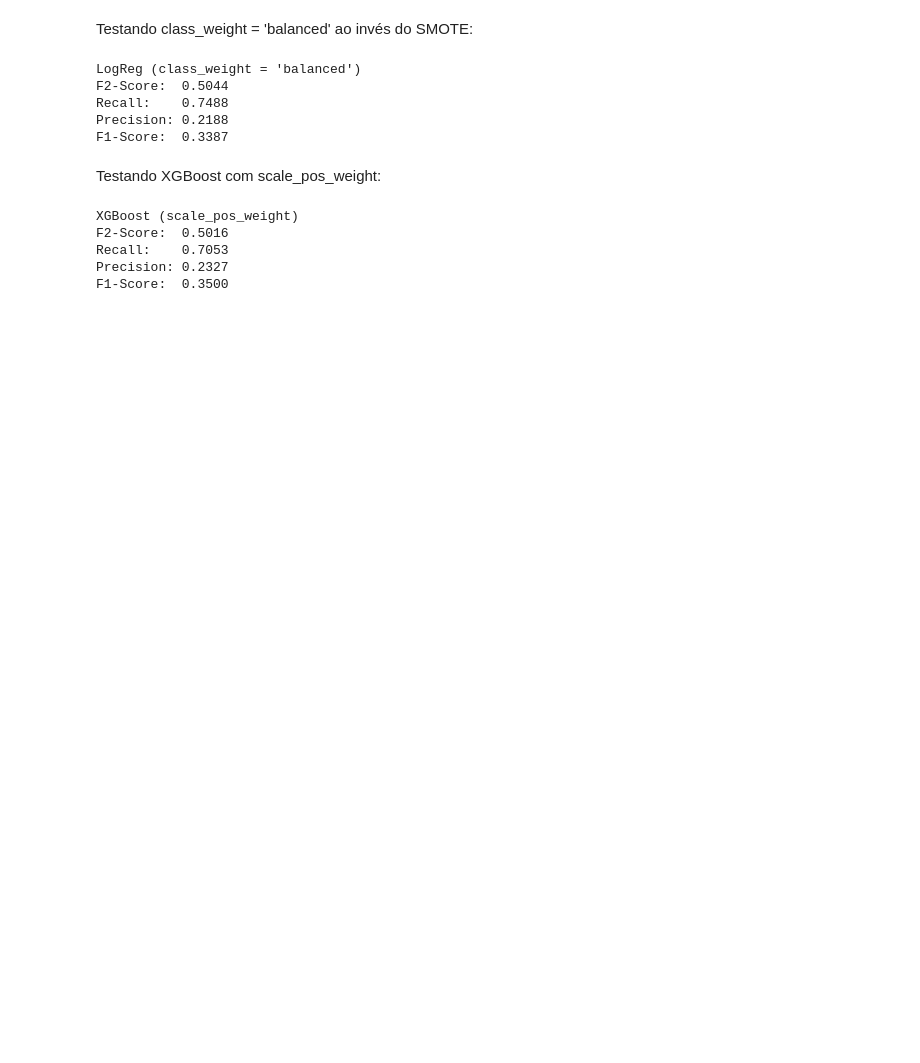
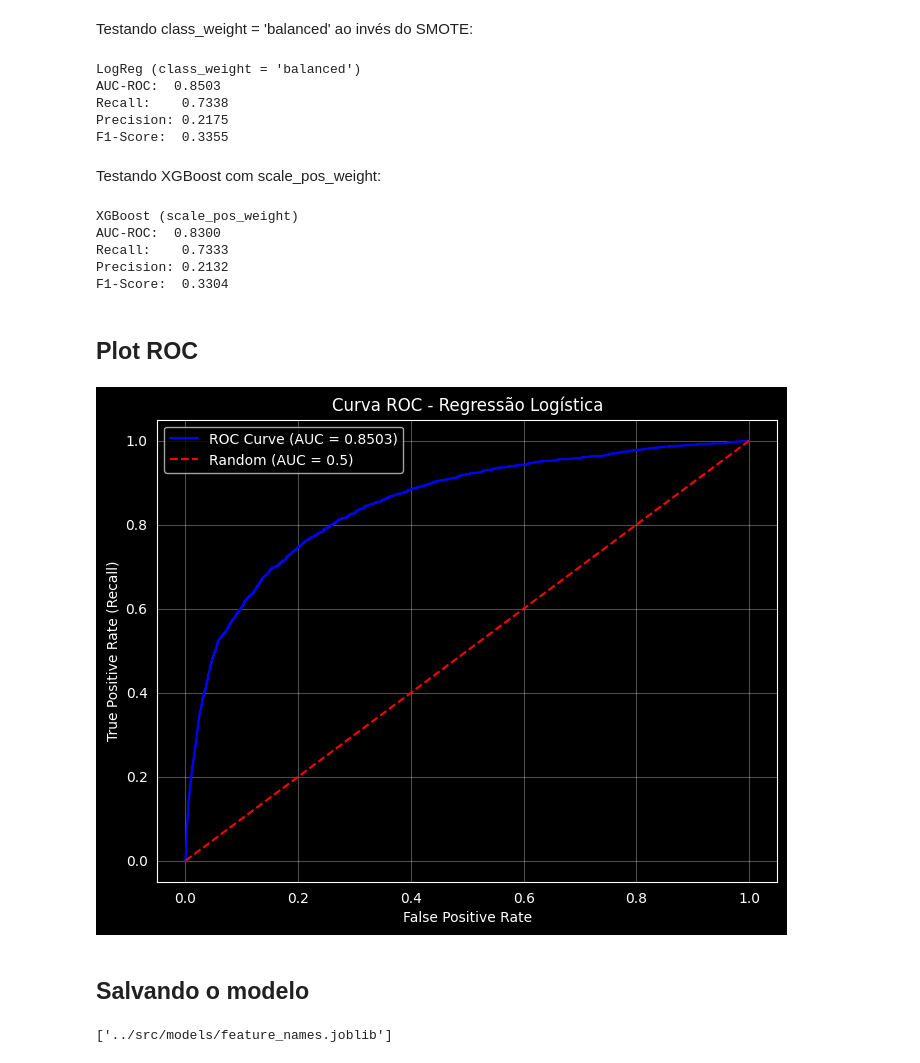
Before and after one commit to henriqueluza/Credit-Analysis-Model, a Jupyter notebook: notebooks/03_baseline_models.ipynb, the cells around one changed output. Drawn from its saved outputs; the diff is of its cells as text; code cells hidden in the pictures; blank space fills up the shorter version.

Commit message:
Recontextualiza os notebooks com base no AUC-ROC e recall

```diff
--- a/notebooks/03_baseline_models.ipynb
+++ b/notebooks/03_baseline_models.ipynb
@@ -244,13 +259,13 @@ model_balanced.fit(X_train_scaled, y_train)
 y_pred_balanced = model_balanced.predict(X_test_scaled)
 y_prob_balanced = model_balanced.predict_proba(X_test_scaled)[:,1]
 
-avaliar_modelo("LogReg (class_weight = 'balanced')", y_test, y_pred_balanced)
+avaliar_modelo("LogReg (class_weight = 'balanced')", y_test, y_pred_balanced, y_prob)
 # %% [output]
 LogReg (class_weight = 'balanced')
-F2-Score:  0.5044
-Recall:    0.7488
-Precision: 0.2188
-F1-Score:  0.3387
+AUC-ROC:  0.8503
+Recall:    0.7338
+Precision: 0.2175
+F1-Score:  0.3355
 # %% [markdown]
 Testando XGBoost com scale_pos_weight:
 # %%
@@ -266,10 +281,40 @@ xgb_balanced = XGBClassifier(
 xgb_balanced.fit(X_train_scaled, y_train)
 
 y_pred_xgb_bal = xgb_balanced.predict(X_test_scaled)
-avaliar_modelo("XGBoost (scale_pos_weight)", y_test, y_pred_xgb_bal)
+avaliar_modelo("XGBoost (scale_pos_weight)", y_test, y_pred_xgb_bal, y_prob_xgb)
 # %% [output]
 XGBoost (scale_pos_weight)
-F2-Score:  0.5016
-Recall:    0.7053
-Precision: 0.2327
-F1-Score:  0.3500
+AUC-ROC:  0.8300
+Recall:    0.7333
+Precision: 0.2132
+F1-Score:  0.3304
+# %% [markdown]
+## Plot ROC
+# %%
+fpr, tpr, thresholds = roc_curve(y_test, y_prob)
+auc = roc_auc_score(y_test, y_prob)
+
+plt.figure(figsize=(8, 6))
+plt.plot(fpr, tpr, color='blue', label=f'ROC Curve (AUC = {auc:.4f})')
+plt.plot([0, 1], [0, 1], color='red', linestyle='--', label='Random (AUC = 0.5)')
+
+plt.xlabel('False Positive Rate')
+plt.ylabel('True Positive Rate (Recall)')
+plt.title('Curva ROC - Regressão Logística')
+plt.legend()
+plt.grid(True, alpha=0.3)
+plt.show()
+# %% [output]
+[figure, added]
+# %% [markdown]
+## Salvando o modelo
+# %%
+import joblib
+
+joblib.dump(model, '../src/models/logistic_regression.joblib')
+joblib.dump(scaler, '../src/models/scaler.joblib')
+
+feature_names = X.columns.tolist()
+joblib.dump(feature_names, '../src/models/feature_names.joblib')
+# %% [output]
+['../src/models/feature_names.joblib']
```
Also changed, not shown: parts of 14 cells of this notebook, 5 other files.
